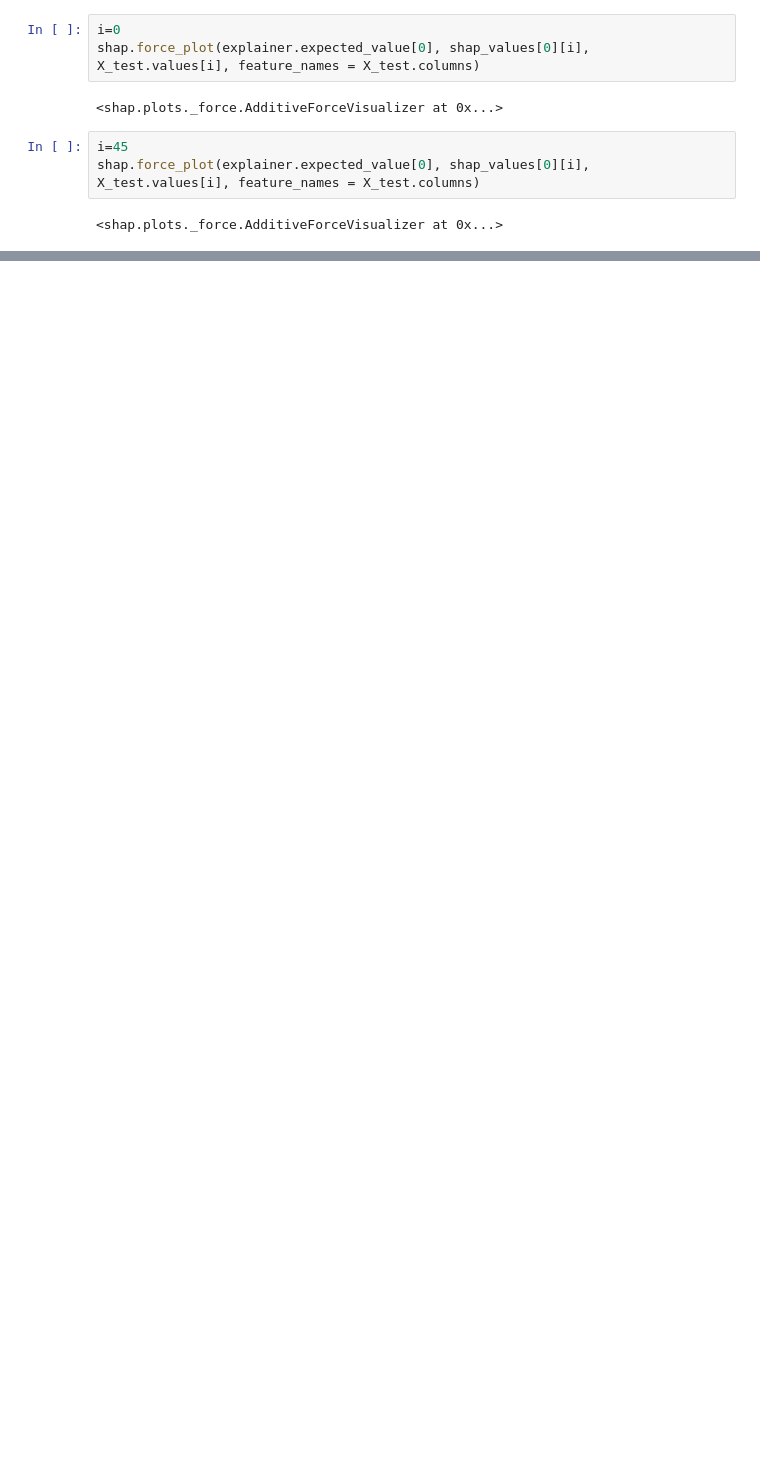
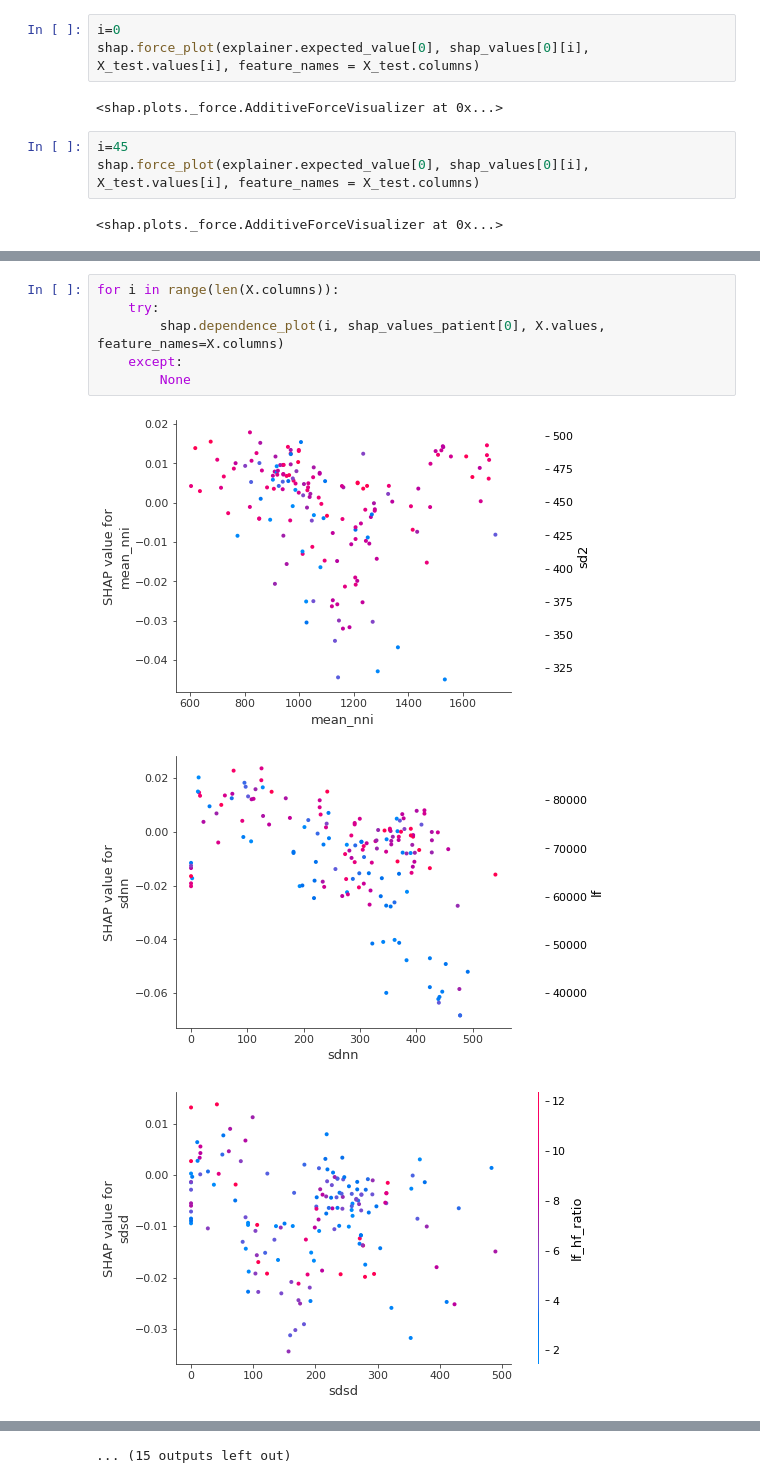
Before and after one commit to adcollin/LIME_SHAP, a Jupyter notebook: essai_SHAP.ipynb, the cells around one changed output, grey strips where cells are left out. Cells and saved outputs as stored; diff of their text form; blank space fills up the shorter version.

```diff
--- a/essai_SHAP.ipynb
+++ b/essai_SHAP.ipynb
@@ -119,0 +138,10 @@ shap.waterfall_plot(shap.Explanation(values=shap_values[0][row],
+# %%
+for i in range(len(X.columns)):
+    try:
+        shap.dependence_plot(i, shap_values_patient[0], X.values, feature_names=X.columns)
+    except:
+        None
+# %% [output]
+[figure, added]
+[figure, added]
+[figure, added]
@@ -119,0 +157 @@ shap.waterfall_plot(shap.Explanation(values=shap_values[0][row],
+... (15 outputs left out)
```
Also changed, not shown: parts of 15 cells of this notebook.
